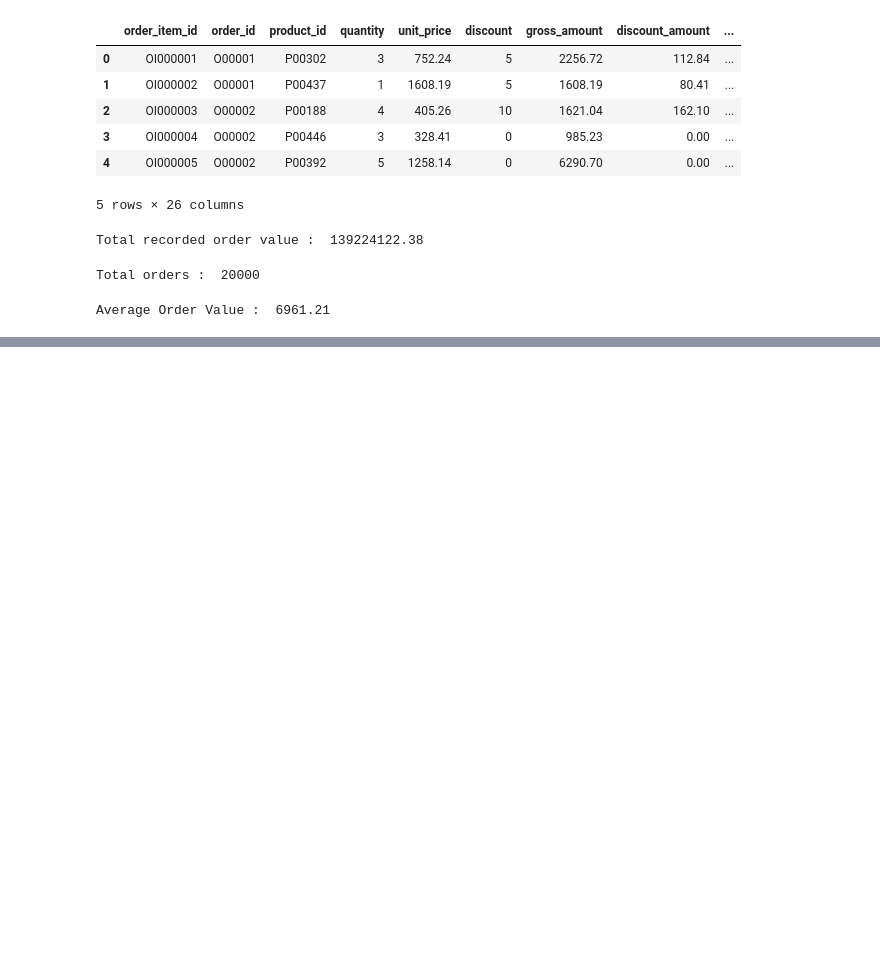
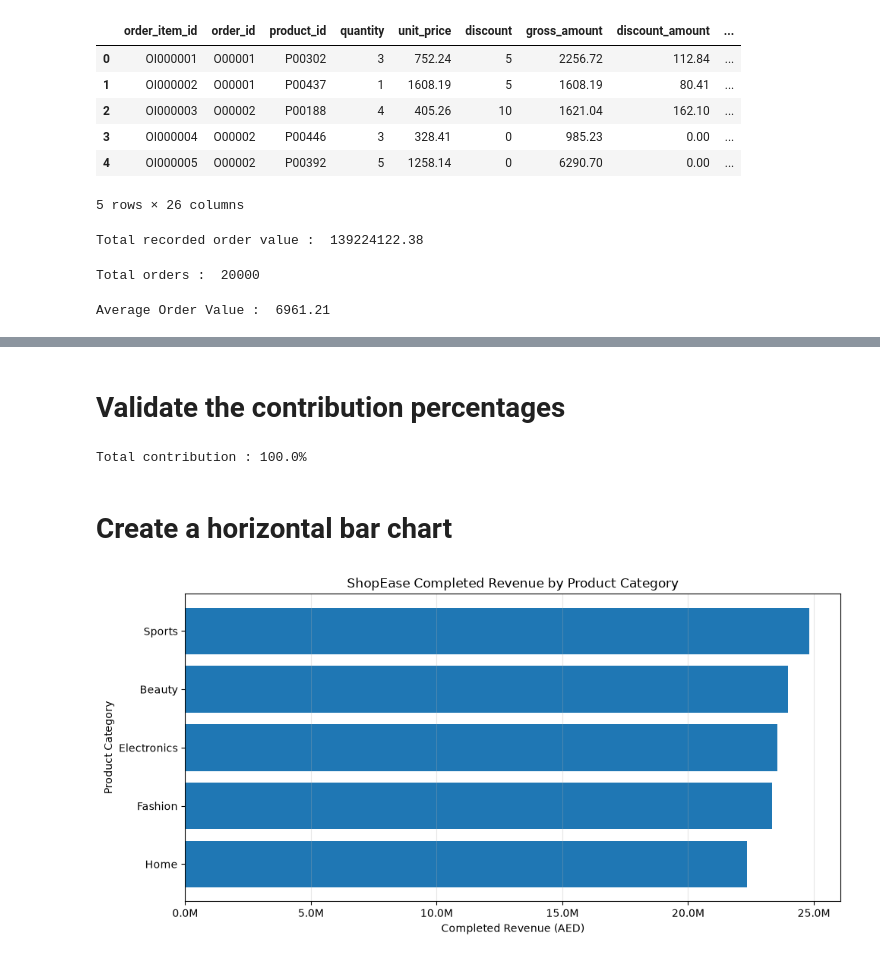
Before and after one commit to Mohammedvahith/E-commerce-Sales-Customer-Analytics, a Jupyter notebook: shopease-analytics/notebooks/03_eda.ipynb, the cells around one changed output, grey strips where cells are left out. Saved outputs shown, nothing was run; the diff lists cells and outputs as text; code cells hidden in the pictures; blank space fills up the shorter version.

```diff
--- a/shopease-analytics/notebooks/03_eda.ipynb
+++ b/shopease-analytics/notebooks/03_eda.ipynb
@@ -120,0 +592,9 @@ Average order value : AED 6,961.21
+# %%
+# Rank categories from highest to lowest revenue
+
+category_revenue = category_revenue.sort_values(
+    by="category_revenue",
+    ascending=False
+).reset_index(drop=True)
+
+display(category_revenue)
@@ -120,0 +646,6 @@ Average order value : AED 6,961.21
+# %%
+category_revenue["revenue_share"] = (
+    category_revenue["category_revenue"] / completed_revenue * 100
+).round(2)
+
+display(category_revenue)
@@ -120,0 +659,37 @@ Average order value : AED 6,961.21
+# %% [markdown]
+# Validate the contribution percentages
+# %%
+print(
+    f"Total contribution : {category_revenue["revenue_share"].round().sum()}%"
+)
+# %% [output]
+Total contribution : 100.0%
+# %% [markdown]
+# Create a horizontal bar chart
+# %%
+import matplotlib.pyplot as plt
+
+plt.figure(figsize=(10, 5))
+
+plt.barh(
+    category_revenue["category"],
+    category_revenue["category_revenue"]
+)
+
+plt.title("ShopEase Completed Revenue by Product Category")
+
+plt.xlabel("Completed Revenue (AED)")
+plt.ylabel("Product Category")
+
+plt.gca().xaxis.set_major_formatter(
+    FuncFormatter(lambda x,pos : f"{x/1_000_000:.1f}M")
+)
+
+plt.gca().invert_yaxis()
+
+plt.grid(axis="x", alpha=0.3)
+
+plt.tight_layout()
+plt.show()
+# %% [output]
+[figure, added]
```
Also changed, not shown: parts of 57 cells of this notebook.
